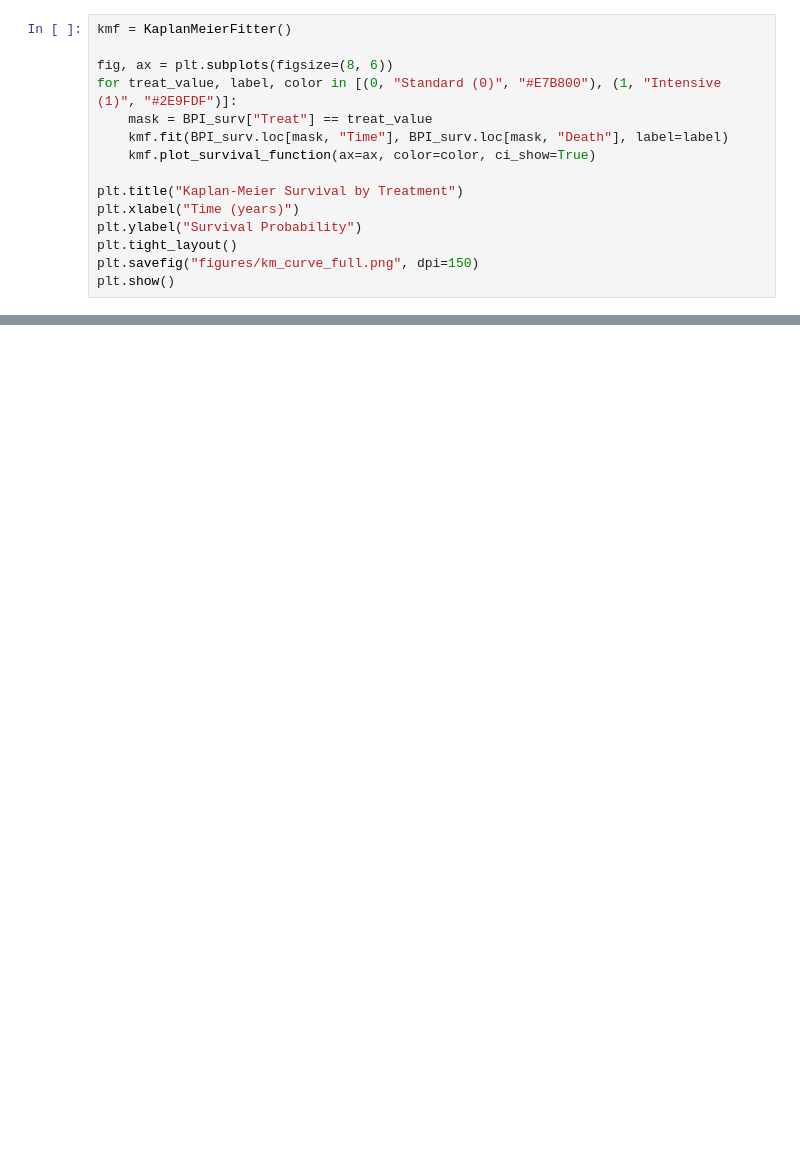
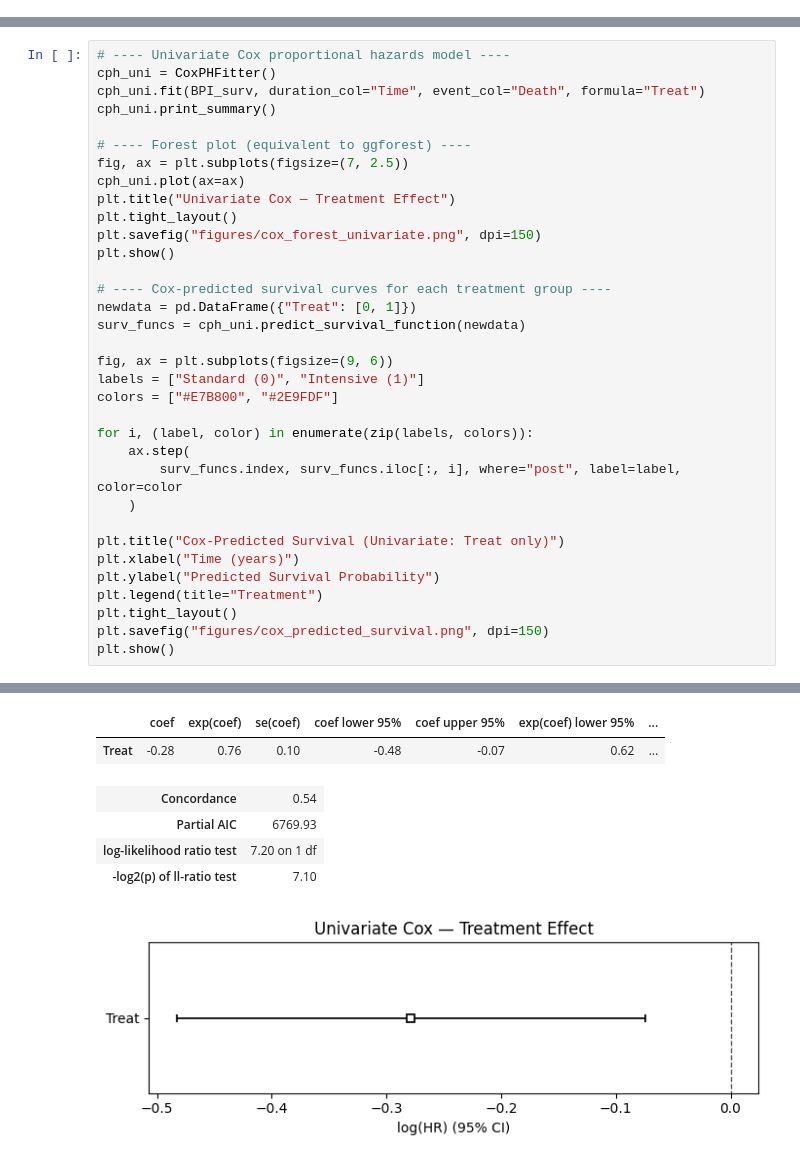
Before and after one commit to NousheenSk0727/survival-analysis-bp-trial, a Jupyter notebook: survival_analysis_bp_trial.ipynb, the cells around one changed output, grey strips where cells are left out. Saved outputs shown, nothing was run; the diff lists cells and outputs as text; blank space fills up the shorter version.

```diff
--- a/survival_analysis_bp_trial.ipynb
+++ b/survival_analysis_bp_trial.ipynb
@@ -71,15 +43,0 @@ Time range: 0.0 - 5.49
-# %%
-kmf = KaplanMeierFitter()
-
-fig, ax = plt.subplots(figsize=(8, 6))
-for treat_value, label, color in [(0, "Standard (0)", "#E7B800"), (1, "Intensive (1)", "#2E9FDF")]:
-    mask = BPI_surv["Treat"] == treat_value
-    kmf.fit(BPI_surv.loc[mask, "Time"], BPI_surv.loc[mask, "Death"], label=label)
-    kmf.plot_survival_function(ax=ax, color=color, ci_show=True)
-
-plt.title("Kaplan-Meier Survival by Treatment")
-plt.xlabel("Time (years)")
-plt.ylabel("Survival Probability")
-plt.tight_layout()
-plt.savefig("figures/km_curve_full.png", dpi=150)
-plt.show()
@@ -183,0 +149,35 @@ FileNotFoundError: [Errno 2] No such file or directory: 'figures/ph_diagnostics.
+# %%
+# ---- Univariate Cox proportional hazards model ----
+cph_uni = CoxPHFitter()
+cph_uni.fit(BPI_surv, duration_col="Time", event_col="Death", formula="Treat")
+cph_uni.print_summary()
+
+# ---- Forest plot (equivalent to ggforest) ----
+fig, ax = plt.subplots(figsize=(7, 2.5))
+cph_uni.plot(ax=ax)
+plt.title("Univariate Cox — Treatment Effect")
+plt.tight_layout()
+plt.savefig("figures/cox_forest_univariate.png", dpi=150)
+plt.show()
+
+# ---- Cox-predicted survival curves for each treatment group ----
+newdata = pd.DataFrame({"Treat": [0, 1]})
+surv_funcs = cph_uni.predict_survival_function(newdata)
+
+fig, ax = plt.subplots(figsize=(9, 6))
+labels = ["Standard (0)", "Intensive (1)"]
+colors = ["#E7B800", "#2E9FDF"]
+
+for i, (label, color) in enumerate(zip(labels, colors)):
+    ax.step(
+        surv_funcs.index, surv_funcs.iloc[:, i], where="post", label=label, color=color
+    )
+
+plt.title("Cox-Predicted Survival (Univariate: Treat only)")
+plt.xlabel("Time (years)")
+plt.ylabel("Predicted Survival Probability")
+plt.legend(title="Treatment")
+plt.tight_layout()
+plt.savefig("figures/cox_predicted_survival.png", dpi=150)
+plt.show()
+# %% [output]
@@ -183,0 +192,7 @@ FileNotFoundError: [Errno 2] No such file or directory: 'figures/ph_diagnostics.
+|  | coef | exp(coef) | se(coef) | coef lower 95% | coef upper 95% | exp(coef) lower 95% | ... |
+| Treat | -0.28 | 0.76 | 0.10 | -0.48 | -0.07 | 0.62 | ... |
+| Concordance | 0.54 |
+| Partial AIC | 6769.93 |
+| log-likelihood ratio test | 7.20 on 1 df |
+| -log2(p) of ll-ratio test | 7.10 |
+[figure, added]
```
Also changed, not shown: parts of 14 cells of this notebook.
